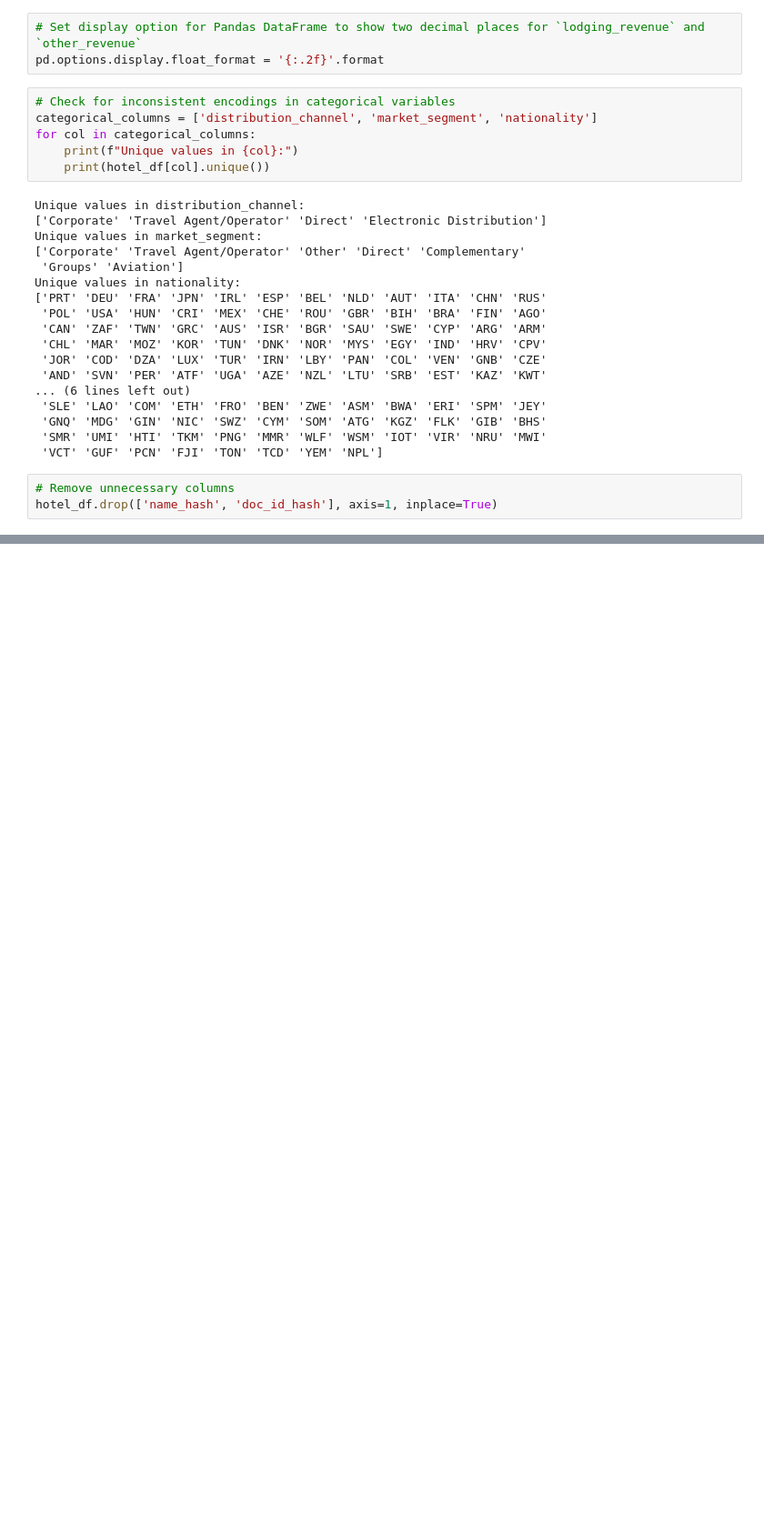
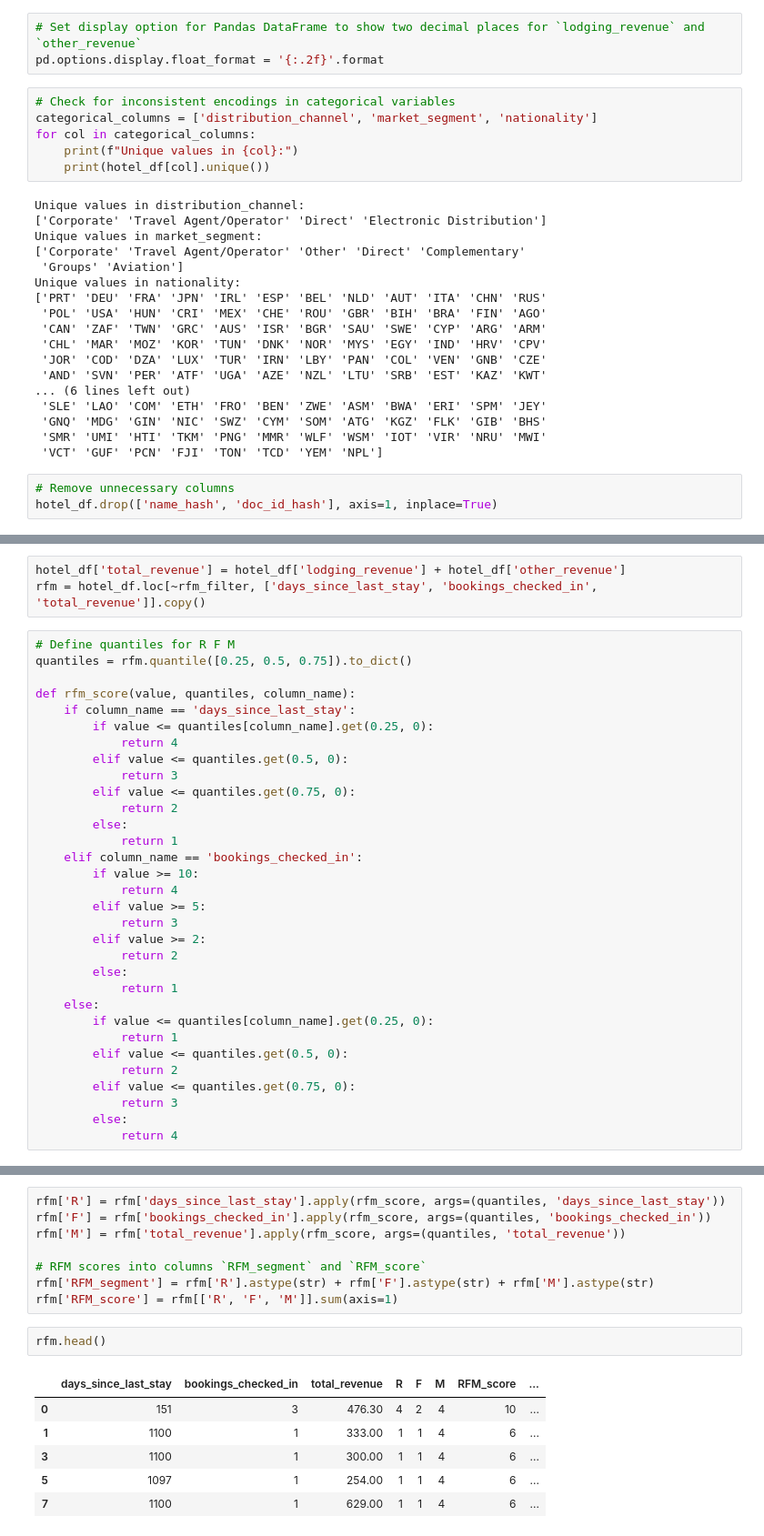
Before and after one commit to charJin/hotel-analysis, a Jupyter notebook: Notebooks/analysis.ipynb, the cells around one changed output, grey strips where cells are left out. Shown at 91% size. Drawn from its saved outputs; the diff is of its cells as text; blank space fills up the shorter version.

Commit message:
Add RFM Score

```diff
--- a/Notebooks/analysis.ipynb
+++ b/Notebooks/analysis.ipynb
@@ -159,0 +202,35 @@ hotel_df.drop(['name_hash', 'doc_id_hash'], axis=1, inplace=True)
+# %%
+hotel_df['total_revenue'] = hotel_df['lodging_revenue'] + hotel_df['other_revenue']
+rfm = hotel_df.loc[~rfm_filter, ['days_since_last_stay', 'bookings_checked_in', 'total_revenue']].copy()
+# %%
+# Define quantiles for R F M
+quantiles = rfm.quantile([0.25, 0.5, 0.75]).to_dict()
+
+def rfm_score(value, quantiles, column_name):
+    if column_name == 'days_since_last_stay':
+        if value <= quantiles[column_name].get(0.25, 0):
+            return 4
+        elif value <= quantiles.get(0.5, 0):
+            return 3
+        elif value <= quantiles.get(0.75, 0):
+            return 2
+        else:
+            return 1
+    elif column_name == 'bookings_checked_in':
+        if value >= 10:
+            return 4
+        elif value >= 5:
+            return 3
+        elif value >= 2:
+            return 2
+        else:
+            return 1
+    else:
+        if value <= quantiles[column_name].get(0.25, 0):
+            return 1
+        elif value <= quantiles.get(0.5, 0):
+            return 2
+        elif value <= quantiles.get(0.75, 0):
+            return 3
+        else:
+            return 4
@@ -159,0 +271,17 @@ hotel_df.drop(['name_hash', 'doc_id_hash'], axis=1, inplace=True)
+# %%
+rfm['R'] = rfm['days_since_last_stay'].apply(rfm_score, args=(quantiles, 'days_since_last_stay'))
+rfm['F'] = rfm['bookings_checked_in'].apply(rfm_score, args=(quantiles, 'bookings_checked_in'))
+rfm['M'] = rfm['total_revenue'].apply(rfm_score, args=(quantiles, 'total_revenue'))
+
+# RFM scores into columns `RFM_segment` and `RFM_score`
+rfm['RFM_segment'] = rfm['R'].astype(str) + rfm['F'].astype(str) + rfm['M'].astype(str)
+rfm['RFM_score'] = rfm[['R', 'F', 'M']].sum(axis=1)
+# %%
+rfm.head()
+# %% [output]
+|  | days_since_last_stay | bookings_checked_in | total_revenue | R | F | M | RFM_score | ... |
+| 0 | 151 | 3 | 476.30 | 4 | 2 | 4 | 10 | ... |
+| 1 | 1100 | 1 | 333.00 | 1 | 1 | 4 | 6 | ... |
+| 3 | 1100 | 1 | 300.00 | 1 | 1 | 4 | 6 | ... |
+| 5 | 1097 | 1 | 254.00 | 1 | 1 | 4 | 6 | ... |
+| 7 | 1100 | 1 | 629.00 | 1 | 1 | 4 | 6 | ... |
```
Also changed, not shown: parts of 14 cells of this notebook.
